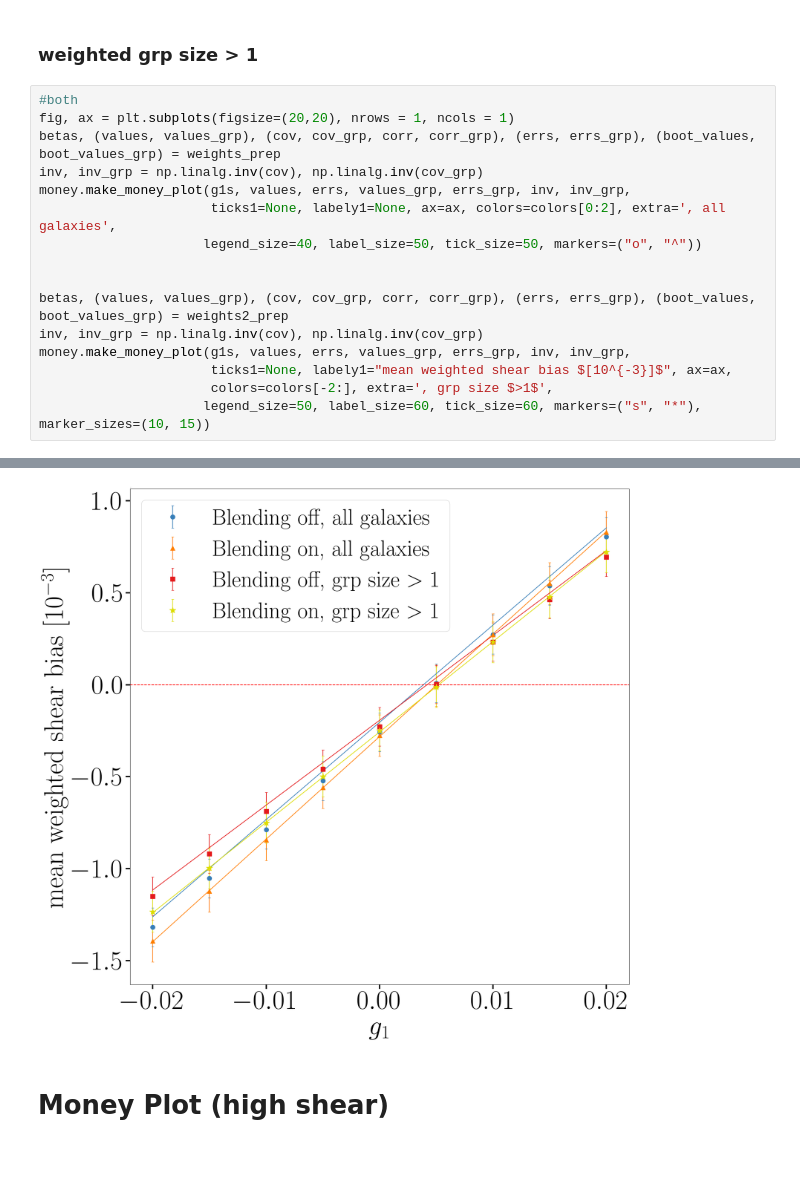
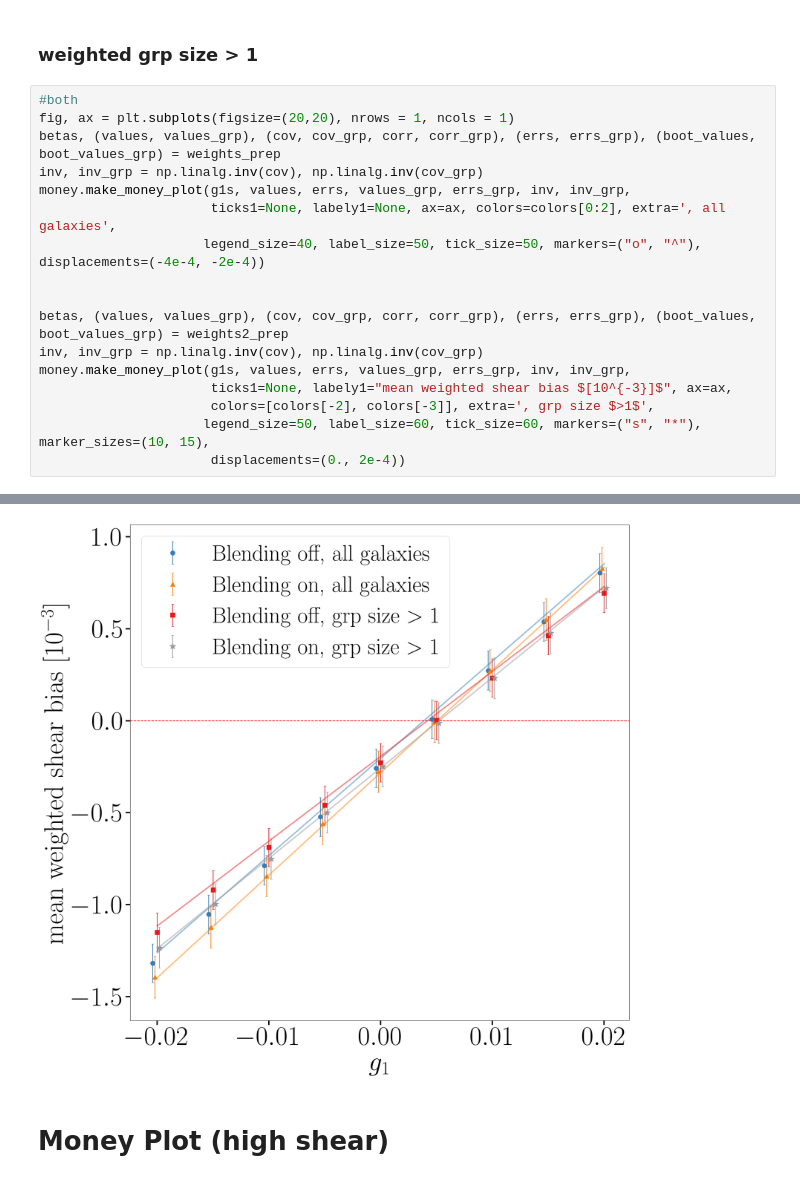
Before and after one commit to ismael-mendoza/wld_code, a Jupyter notebook: jupyter/paper-plots.ipynb, the cells around one changed output, grey strips where cells are left out. Drawn from its saved outputs; the diff is of its cells as text.

Commit message:
update money plot

```diff
--- a/jupyter/paper-plots.ipynb
+++ b/jupyter/paper-plots.ipynb
@@ -727,37 +727,38 @@ Weighted noise bias for no applied shear (blending on): -0.000276, error: 0.0001
 #both
 fig, ax = plt.subplots(figsize=(20,20), nrows = 1, ncols = 1)
 betas, (values, values_grp), (cov, cov_grp, corr, corr_grp), (errs, errs_grp), (boot_values, boot_values_grp) = weights_prep
 inv, inv_grp = np.linalg.inv(cov), np.linalg.inv(cov_grp)
 money.make_money_plot(g1s, values, errs, values_grp, errs_grp, inv, inv_grp,
                       ticks1=None, labely1=None, ax=ax, colors=colors[0:2], extra=', all galaxies',
-                     legend_size=40, label_size=50, tick_size=50, markers=("o", "^"))
+                     legend_size=40, label_size=50, tick_size=50, markers=("o", "^"), displacements=(-4e-4, -2e-4))
 
 
 betas, (values, values_grp), (cov, cov_grp, corr, corr_grp), (errs, errs_grp), (boot_values, boot_values_grp) = weights2_prep
 inv, inv_grp = np.linalg.inv(cov), np.linalg.inv(cov_grp)
 money.make_money_plot(g1s, values, errs, values_grp, errs_grp, inv, inv_grp,
                       ticks1=None, labely1="mean weighted shear bias $[10^{-3}]$", ax=ax,
-                      colors=colors[-2:], extra=', grp size $>1$',
-                     legend_size=50, label_size=60, tick_size=60, markers=("s", "*"), marker_sizes=(10, 15))
+                      colors=[colors[-2], colors[-3]], extra=', grp size $>1$',
+                     legend_size=50, label_size=60, tick_size=60, markers=("s", "*"), marker_sizes=(10, 15),
+                      displacements=(0., 2e-4))
 # %% [output]
 Results for fits of unblended case:
 
 
  value b0:     5.287e-02
 error b0:     2.834e-04
 value b1:     -2.044e-04
 error b1:     9.181e-05
 error correlation coefficient: -4.464e-03
 
 Results for fits of blended case:
 
 
 ... (18 lines left out)
 error b0:     3.142e-04
 value b1:     -2.568e-04
 error b1:     1.105e-04
 error correlation coefficient: 9.150e-03
-[figure, old version]
+[figure, new version]
 # %% [markdown]
 # Money Plot (high shear)
 # %%
```
Also changed, not shown: parts of 1 cell of this notebook, 2 other files.
